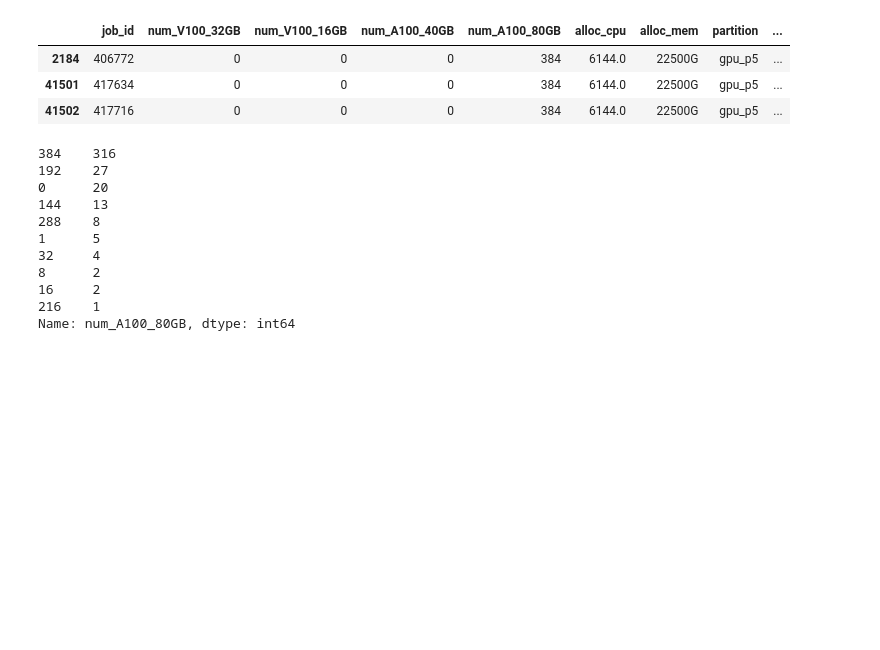
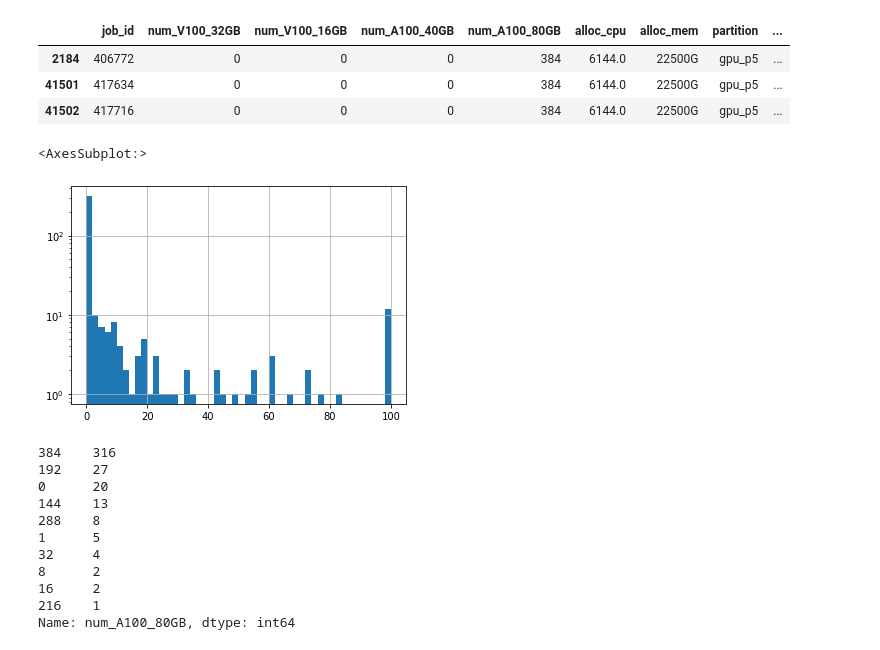
Before and after one commit to bigscience-workshop/carbon-footprint, a Jupyter notebook: bloom_carbon_footprint.ipynb, the cells around one changed output. Drawn from its saved outputs; the diff is of its cells as text; code cells hidden in the pictures; blank space fills up the shorter version.

```diff
--- a/bloom_carbon_footprint.ipynb
+++ b/bloom_carbon_footprint.ipynb
@@ -163,6 +169,13 @@ bloomdf.head(3)
 | 2184 | 406772 | 0 | 0 | 0 | 384 | 6144.0 | 22500G | gpu_p5 | ... |
 | 41501 | 417634 | 0 | 0 | 0 | 384 | 6144.0 | 22500G | gpu_p5 | ... |
 | 41502 | 417716 | 0 | 0 | 0 | 384 | 6144.0 | 22500G | gpu_p5 | ... |
+# %%
+# Distribution of runs length
+durations_in_hours = (bloomdf['duration'] / np.timedelta64(1, 's') / 3600)
+durations_in_hours.hist(bins=50,log=True)
+# %% [output]
+<AxesSubplot:>
+[figure, added]
 # %%
 bloomdf['num_A100_80GB'].value_counts()
 # %% [output]
```
Also changed, not shown: parts of 3 cells of this notebook.
